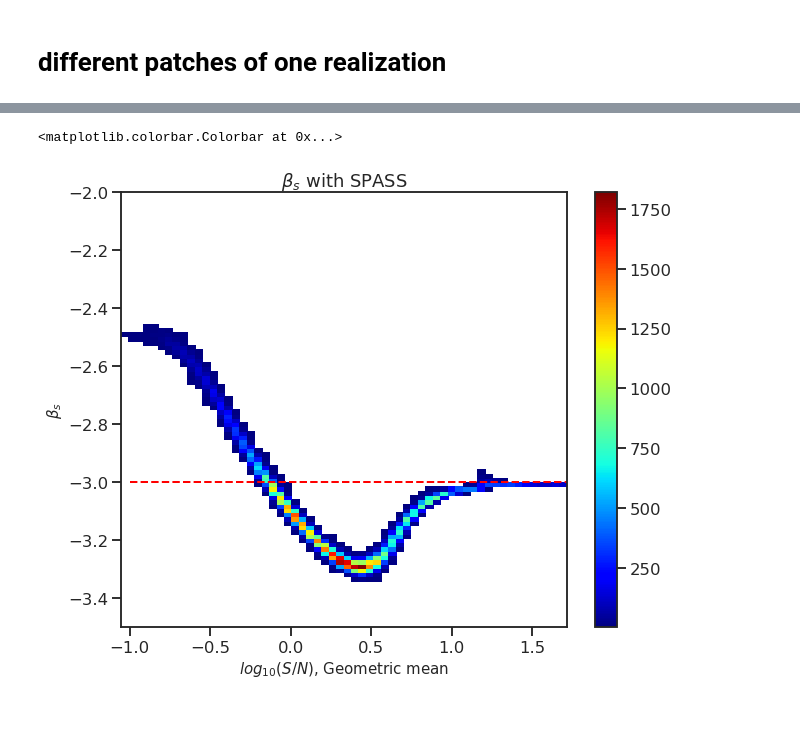
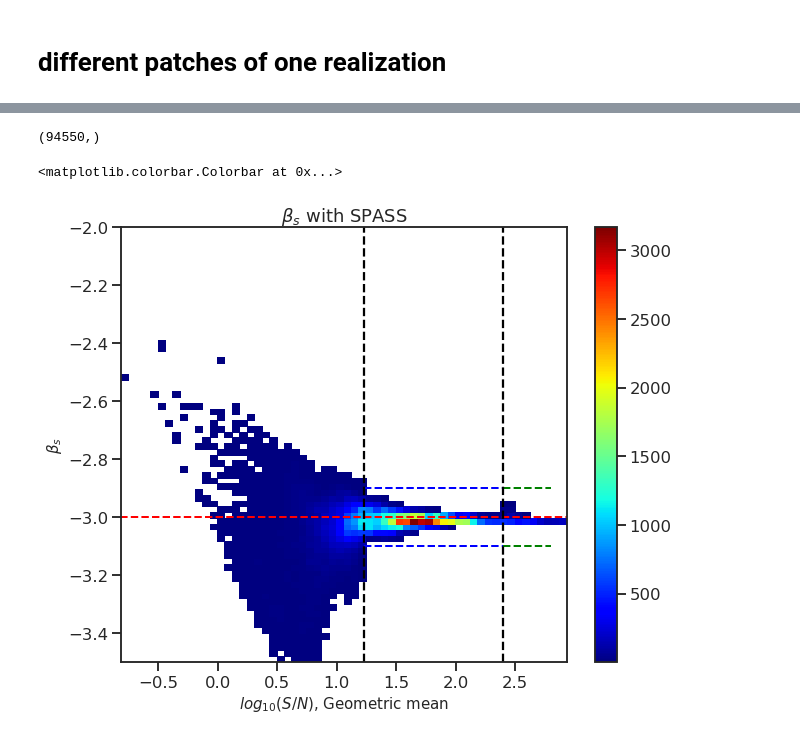
Before and after one commit to yaojian95/Beta_s, a Jupyter notebook: SPASS_betas_results.ipynb, the cells around one changed output, grey strips where cells are left out. Saved outputs shown, nothing was run; the diff lists cells and outputs as text; code cells hidden in the pictures.

```diff
--- a/SPASS_betas_results.ipynb
+++ b/SPASS_betas_results.ipynb
@@ -39,13 +44,3 @@ masked_index.shape[0]/12/nside**2
 print('%02d'%9)
 # %% [output]
 09
-# %%
-N = 50
-
-SN_S = np.zeros((N, 12*nside**2));
-total_sigma = np.load('/global/cscratch1/sd/jianyao/CBASS/Noise/homo_noise/nside_128/5_fre_sigma_P_%s_uK_RJ.npy'%nside)
-for i in range(N):
-    total_P = np.load('/global/cscratch1/sd/jianyao/CBASS/Observations/homo_noise/nside_128/totalP_s0_%s_uK_RJ_%03d.npy'%(nside, i))
-
-    SN_S[i] = gmean([(total_P/total_sigma)[0],(total_P/total_sigma)[2],(total_P/total_sigma)[3],(total_P/total_sigma)[4]])
-Sn_S = np.mean(SN_S, axis = 0)
@@ -59,0 +47,2 @@ hp.mollview(Mask(Sn_S, mask_spass), cmap = 'coolwarm', norm = 'hist', title = 'S
+# %%
+betas_i = np.load('/global/cscratch1/sd/jianyao/CBASS/Results/s0_only_homo_noise/nside_128/Dyne_As_betas_SPASS_128_%03d.npy'%0)
@@ -65,7 +84,9 @@ nodes = 63
 high_snr = np.load('/global/cscratch1/sd/jianyao/CBASS/Results/s0_only_homo_noise/nside_128/High_SNR_pixels_3000.npy')
 # %%
 mask_used = np.zeros(12*nside**2); betas = np.zeros(12*nside**2)
-for i in range(63):
+indices = [0, 1, 2, 3, 4, 5, 6, 7, 8, 9, 10, 11, 12, 13, 14, 15, 17,18,19,20,21,22,23,24,25,26,27,28,29, 30, 31, 32, 33, 34, 35, 36, 37, 38, 39, 40, 41, 42, 43, 44, 45, 46, 47, 48, 49, 50, 51,
+       52, 53, 54, 55, 56, 57, 58, 59, 60, 61, 62]
+for i in indices:
     betas_i = np.load('/global/cscratch1/sd/jianyao/CBASS/Results/s0_only_homo_noise/nside_128/Dyne_As_betas_SPASS_128_%03d.npy'%i)
     betas[masked_index[1525*i:1525*(i+1)]]= betas_i[2::4]
 
@@ -77,3 +98,6 @@ hp.mollview(betas, cmap = 'coolwarm', title = r'$\beta_s$')
 # %%
-template_dir = '/global/project/projectdirs/cmb/www/pysm-data/pysm_2/'
-beta_s_pysm = hp.read_map(template_dir+'synch_beta.fits')
+sns_samples = np.log10(Sn_S[masked_index[0:1525*16]])
+sns_samples = np.append(sns_samples, np.log10(Sn_S[masked_index[1525*17:1525*63]]))
+
+betas_samples = betas[masked_index[0:1525*16]]
+betas_samples = np.append(betas_samples, betas[masked_index[1525*17:1525*63]])
@@ -88,14 +104,27 @@ hp.mollview(Mask(beta_s_pysm, mask_spass_512), cmap = 'coolwarm', title = r'$\be
+# %%
+betas_samples.shape
+# %% [output]
+(94550,)
 # %%
 my_cmap = copy.copy(plt.cm.get_cmap("jet"))
 my_cmap.set_under('w',0)
 plt.figure(figsize = (10,8))
-bins = plt.hist2d(np.log10(Sn_S[masked_index[:-70]]), betas[masked_index[:-70]], bins = [60, 60], cmin = 1, cmap = my_cmap)
-plt.hlines(-3.0, xmin = -1, xmax = 2, color = 'red', lw = 2, ls = '--')
+bins = plt.hist2d(sns_samples, betas_samples, bins = [60, 60], cmin = 1, cmap = my_cmap) # -70 for unhandled pixels
+plt.hlines(-3.0, xmin = -1, xmax = 3, color = 'red', lw = 2, ls = '--')
+
+plt.hlines(-2.9, xmin = 1.23, xmax = 2.40, color = 'blue', lw = 2, ls = '--')
+plt.hlines(-3.1, xmin = 1.23, xmax = 2.40, color = 'blue', lw = 2, ls = '--')
+
+plt.hlines(-2.9, xmin = 2.40, xmax = 2.80, color = 'green', lw = 2, ls = '--')
+plt.hlines(-3.1, xmin = 2.40, xmax = 2.80, color = 'green', lw = 2, ls = '--')
+
+plt.vlines(2.40, ymin = -3.5, ymax = -2.0, color = 'black', ls = '--')
+plt.vlines(1.23, ymin = -3.5, ymax = -2.0, color = 'black', ls = '--')
 plt.ylim(-3.5, -2)
 plt.xlabel(r'$log_{10}(S/N)$, Geometric mean', fontsize = 15)
 plt.ylabel(r'$\beta_s$', fontsize = 15)
 plt.title(r'$\beta_s$ with SPASS')
 plt.colorbar()
 # %% [output]
 <matplotlib.colorbar.Colorbar at 0x...>
-[figure, old version]
+[figure, new version]
```
Also changed, not shown: parts of 75 cells of this notebook.
